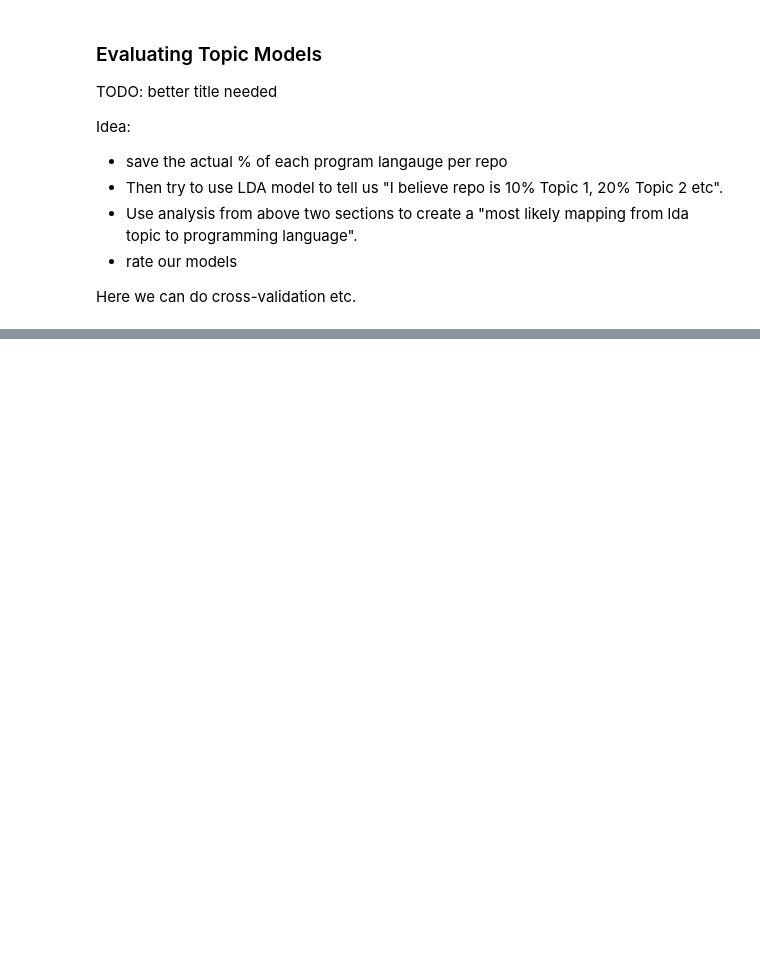
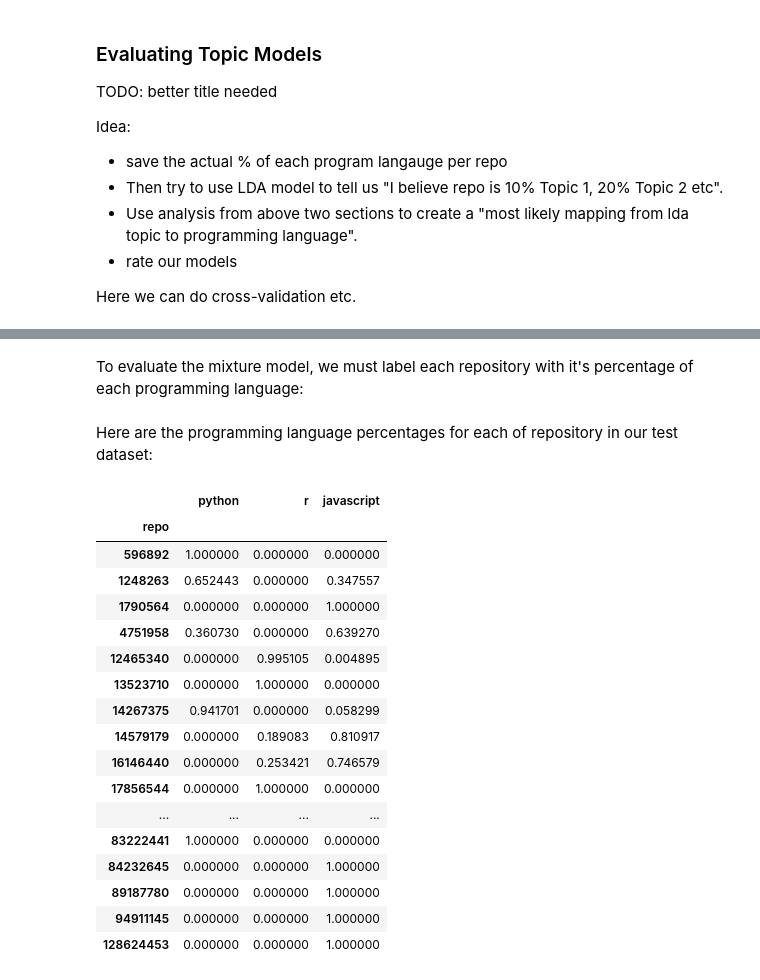
Before and after one commit to SJames528/data-science-toolbox-4, a Jupyter notebook: project/report.ipynb, the cells around one changed output, grey strips where cells are left out. Drawn from its saved outputs; the diff is of its cells as text; code cells hidden in the pictures; blank space fills up the shorter version.

Commit message:
report: test dataset, calculate mixture labels, rerun mixture model

```diff
--- a/project/report.ipynb
+++ b/project/report.ipynb
@@ -401,0 +420,7 @@ Here we can do cross-validation etc.
+# %%
+test_dataset = pandas.read_csv("../data/test-dataset.csv.gz", header=None, names=['repo', 'language', 'topics', 'documents'])
+
+# Remove Github 'topics' since we don't use them in this analysis
+test_dataset = test_dataset.drop(columns='topics')
+
+test_dataset.head()
@@ -401,0 +434,51 @@ Here we can do cross-validation etc.
+# %% [markdown]
+To evaluate the mixture model, we must label each repository with it's percentage of each programming language:
+# %%
+def calculate_language_percentages(group):
+    total_python_length = 0
+    total_r_length = 0
+    total_javascript_length = 0
+
+    for index, repo, language, document in group.itertuples():
+        if language == 'python':
+            total_python_length += len(document)
+
+        if language == 'javascript':
+            total_javascript_length += len(document)
+
+        if language == 'r':
+            total_r_length += len(document)
+
+    total_length = total_python_length + total_r_length + total_javascript_length
+
+    return pandas.Series([
+        total_python_length/total_length,
+        total_r_length/total_length,
+        total_javascript_length/total_length,
+    ])
+# %%
+combined_test_documents = test_dataset.groupby(by='repo').apply(calculate_language_percentages)
+combined_test_documents.columns = ['python', 'r', 'javascript']
+# %% [markdown]
+Here are the programming language percentages for each of repository in our test dataset:
+# %%
+combined_test_documents
+# %% [output]
+|  | python | r | javascript |
+| repo |  |  |  |
+| 596892 | 1.000000 | 0.000000 | 0.000000 |
+| 1248263 | 0.652443 | 0.000000 | 0.347557 |
+| 1790564 | 0.000000 | 0.000000 | 1.000000 |
+| 4751958 | 0.360730 | 0.000000 | 0.639270 |
+| 12465340 | 0.000000 | 0.995105 | 0.004895 |
+| 13523710 | 0.000000 | 1.000000 | 0.000000 |
+| 14267375 | 0.941701 | 0.000000 | 0.058299 |
+| 14579179 | 0.000000 | 0.189083 | 0.810917 |
+| 16146440 | 0.000000 | 0.253421 | 0.746579 |
+| 17856544 | 0.000000 | 1.000000 | 0.000000 |
+| ... | ... | ... | ... |
+| 83222441 | 1.000000 | 0.000000 | 0.000000 |
+| 84232645 | 0.000000 | 0.000000 | 1.000000 |
+| 89187780 | 0.000000 | 0.000000 | 1.000000 |
+| 94911145 | 0.000000 | 0.000000 | 1.000000 |
+| 128624453 | 0.000000 | 0.000000 | 1.000000 |
```
Also changed, not shown: parts of 7 cells of this notebook, 4 other files.
